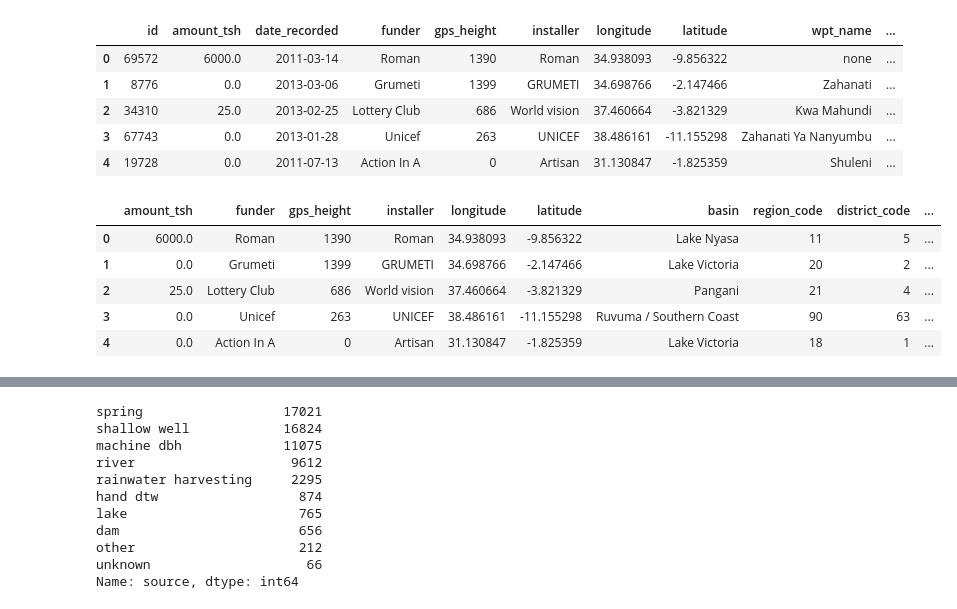
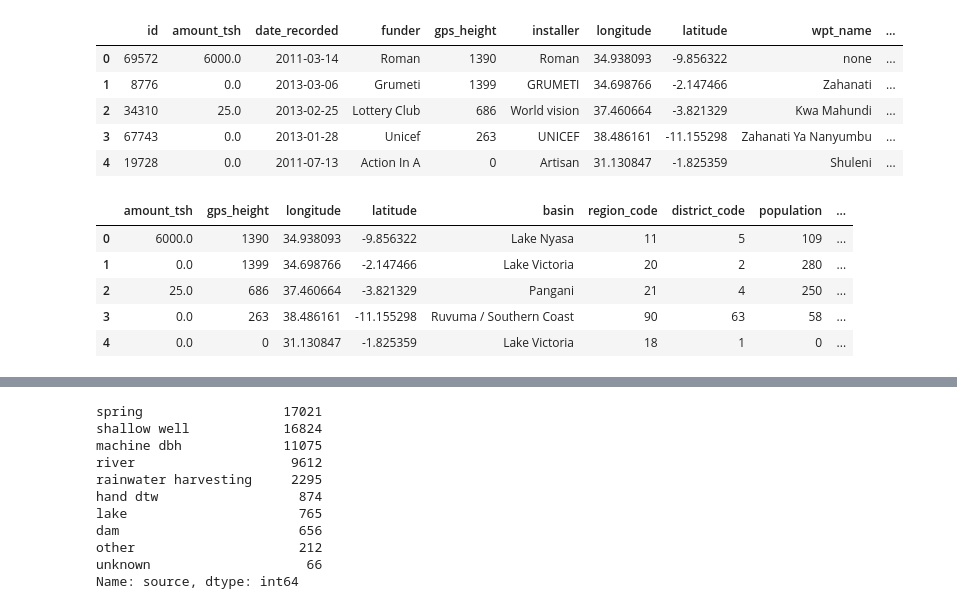
Before and after one commit to ericdnbn/machine_learning_water_pump_data_tanzania, a Jupyter notebook: Eric's Notebook.ipynb, the cells around one changed output, grey strips where cells are left out. Saved outputs shown, nothing was run; the diff lists cells and outputs as text; code cells hidden in the pictures.

```diff
--- a/Eric's Notebook.ipynb
+++ b/Eric's Notebook.ipynb
@@ -264,27 +294,30 @@ df.head()
 # %%
 df.drop(['wpt_name',
          'recorded_by',
          'date_recorded',
          'id',
          'num_private',
          'scheme_name',
          'waterpoint_type_group',
          'extraction_type_group',
          'extraction_type_class',
-         'source_type', 'region',
+         'source_type',
+         'region',
          'subvillage',
          'ward',
          'lga',
          'management_group',
          'payment_type',
          'quantity_group',
-         'public_meeting'], axis=1, inplace=True)
+         'public_meeting',
+         'funder',
+         'installer'], axis=1, inplace=True)
 
 df.head()
 # %% [output]
-|  | amount_tsh | funder | gps_height | installer | longitude | latitude | basin | region_code | district_code | ... |
-| 0 | 6000.0 | Roman | 1390 | Roman | 34.938093 | -9.856322 | Lake Nyasa | 11 | 5 | ... |
-| 1 | 0.0 | Grumeti | 1399 | GRUMETI | 34.698766 | -2.147466 | Lake Victoria | 20 | 2 | ... |
-| 2 | 25.0 | Lottery Club | 686 | World vision | 37.460664 | -3.821329 | Pangani | 21 | 4 | ... |
-| 3 | 0.0 | Unicef | 263 | UNICEF | 38.486161 | -11.155298 | Ruvuma / Southern Coast | 90 | 63 | ... |
-| 4 | 0.0 | Action In A | 0 | Artisan | 31.130847 | -1.825359 | Lake Victoria | 18 | 1 | ... |
+|  | amount_tsh | gps_height | longitude | latitude | basin | region_code | district_code | population | ... |
+| 0 | 6000.0 | 1390 | 34.938093 | -9.856322 | Lake Nyasa | 11 | 5 | 109 | ... |
+| 1 | 0.0 | 1399 | 34.698766 | -2.147466 | Lake Victoria | 20 | 2 | 280 | ... |
+| 2 | 25.0 | 686 | 37.460664 | -3.821329 | Pangani | 21 | 4 | 250 | ... |
+| 3 | 0.0 | 263 | 38.486161 | -11.155298 | Ruvuma / Southern Coast | 90 | 63 | 58 | ... |
+| 4 | 0.0 | 0 | 31.130847 | -1.825359 | Lake Victoria | 18 | 1 | 0 | ... |
```
Also changed, not shown: parts of 65 cells of this notebook.
